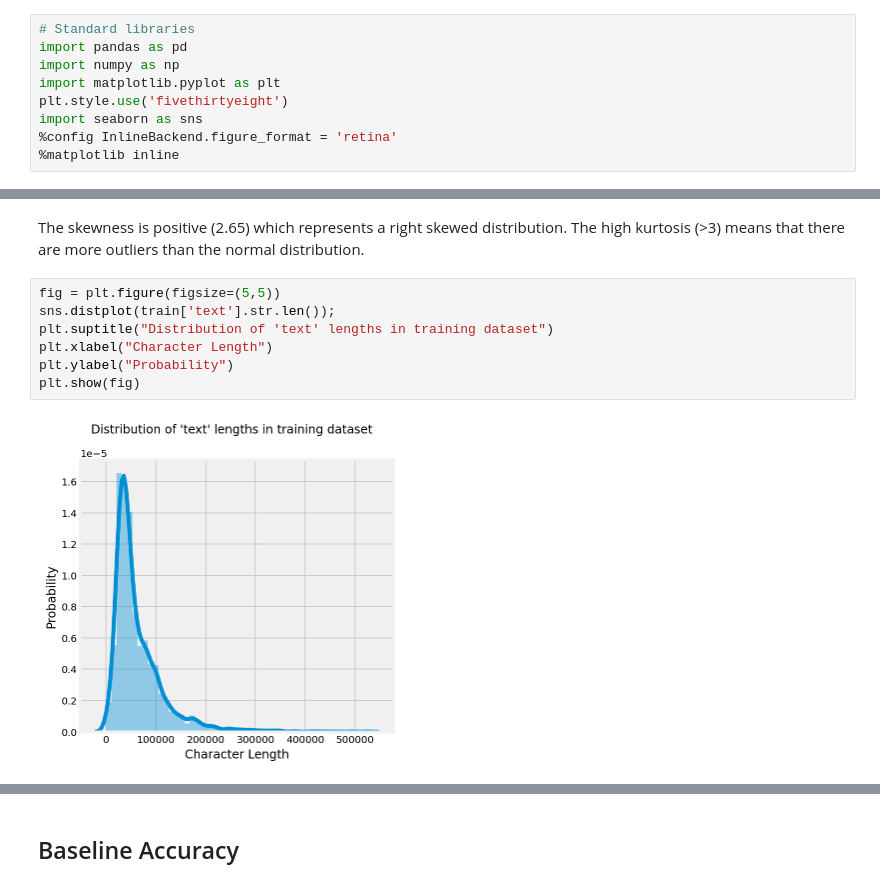
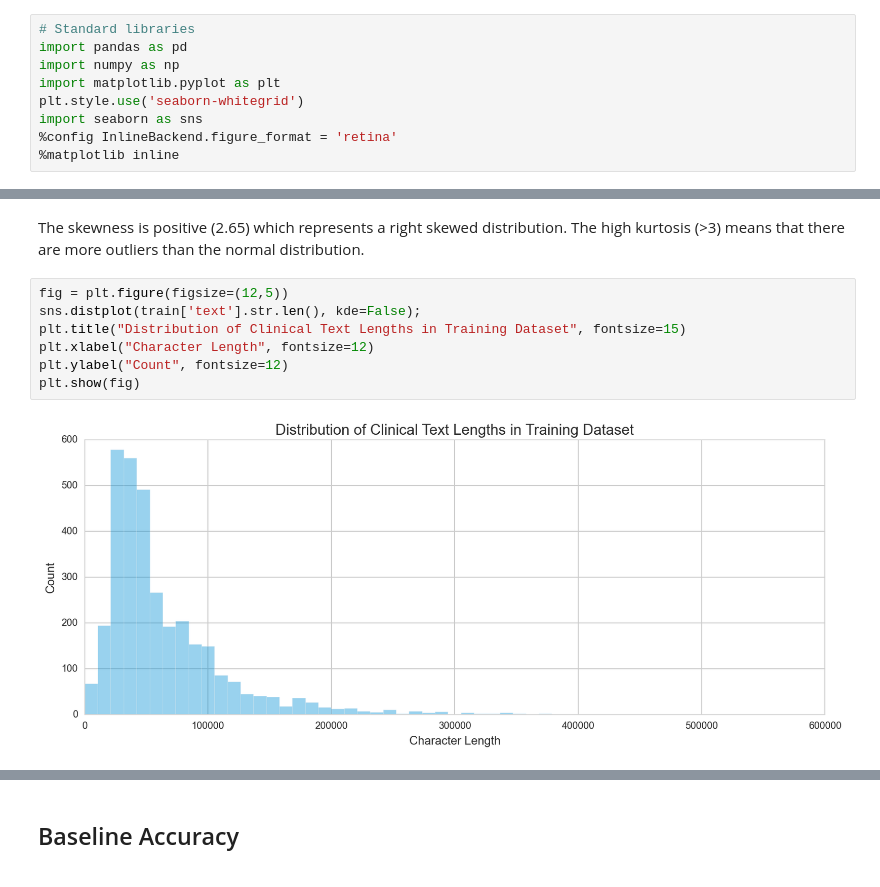
Before and after one commit to yuchye/Capstone, a Jupyter notebook: code/01_Data_Cleaning_and_EDA.ipynb, the cells around one changed output, grey strips where cells are left out. Saved outputs shown, nothing was run; the diff lists cells and outputs as text.

```diff
--- a/code/01_Data_Cleaning_and_EDA.ipynb
+++ b/code/01_Data_Cleaning_and_EDA.ipynb
@@ -40,7 +44,7 @@ Source: Kumar-Sinha, C., Chinnaiyan, A. Precision oncology in the age of integra
 import pandas as pd
 import numpy as np
 import matplotlib.pyplot as plt
-plt.style.use('fivethirtyeight')
+plt.style.use('seaborn-whitegrid')
 import seaborn as sns
 %config InlineBackend.figure_format = 'retina'
 %matplotlib inline
@@ -275,11 +293,11 @@ Kurtosis: 10.972881565762028
 # %% [markdown]
 The skewness is positive (2.65) which represents a right skewed distribution. The high kurtosis (>3) means that there are more outliers than the normal distribution.
 # %%
-fig = plt.figure(figsize=(5,5))
-sns.distplot(train['text'].str.len());
-plt.suptitle("Distribution of 'text' lengths in training dataset")
-plt.xlabel("Character Length")
-plt.ylabel("Probability")
+fig = plt.figure(figsize=(12,5))
+sns.distplot(train['text'].str.len(), kde=False);
+plt.title("Distribution of Clinical Text Lengths in Training Dataset", fontsize=15)
+plt.xlabel("Character Length", fontsize=12)
+plt.ylabel("Count", fontsize=12)
 plt.show(fig)
 # %% [output]
-[figure, old version]
+[figure, new version]
```
Also changed, not shown: parts of 21 cells of this notebook, 2 other files.
